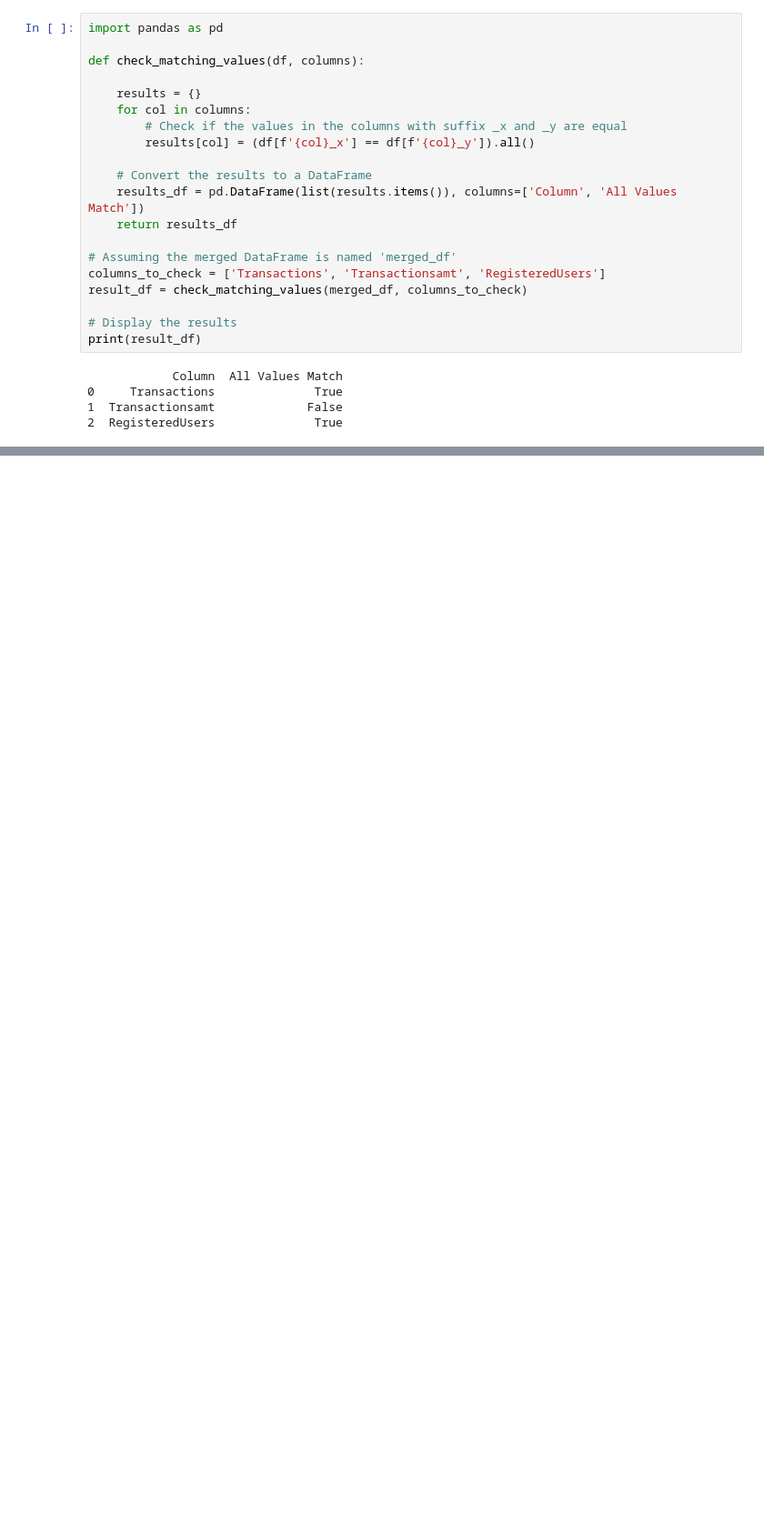
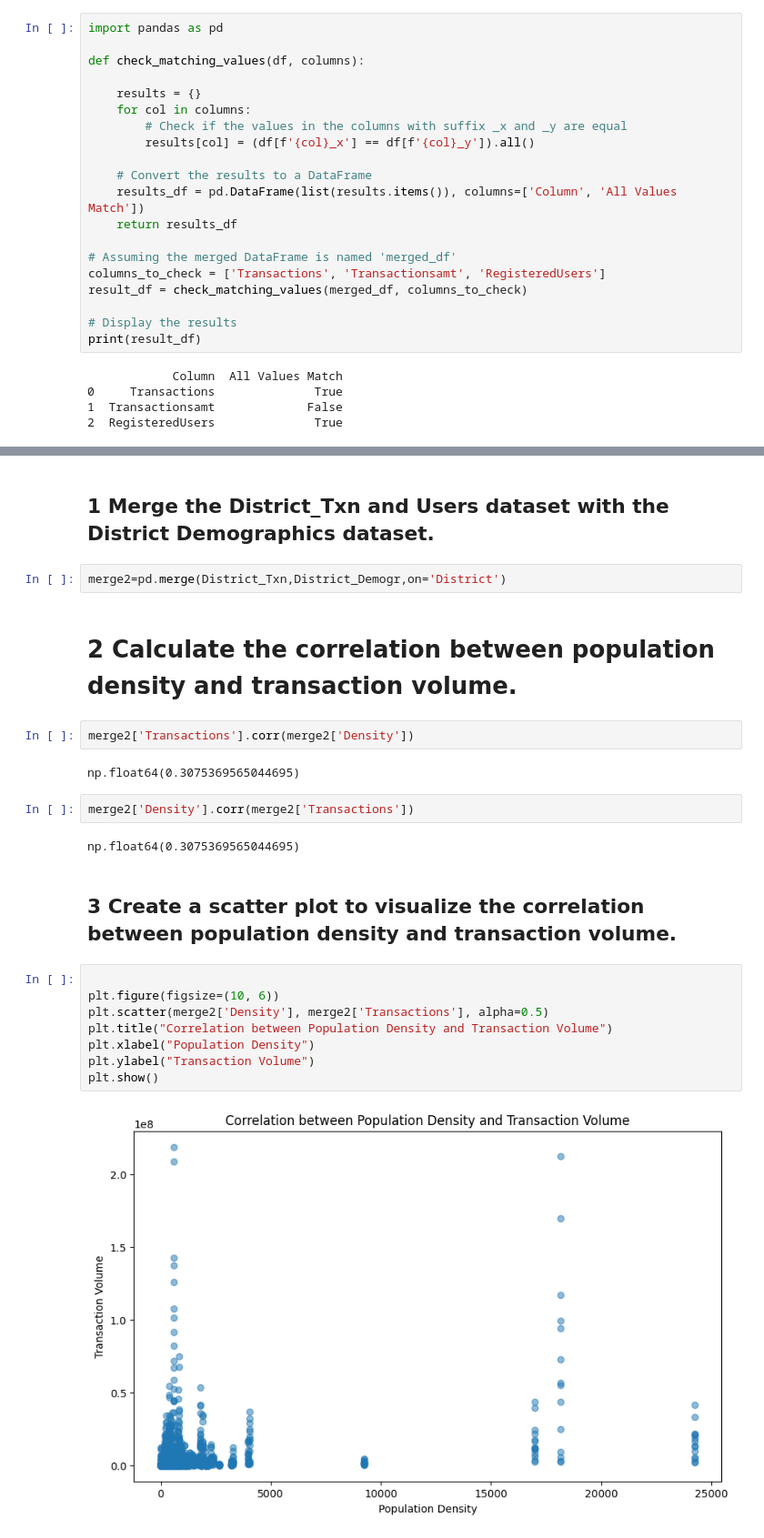
Before and after one commit to Aakash-data/PhonePe-Digital-Payments, a Jupyter notebook: Phonepay.ipynb, the cells around one changed output, grey strips where cells are left out. Shown at 91% size. Drawn from its saved outputs; the diff is of its cells as text; blank space fills up the shorter version.

```diff
--- a/Phonepay.ipynb
+++ b/Phonepay.ipynb
@@ -789,0 +826,26 @@ print(result_df)
+# %% [markdown]
+## 1 Merge the District_Txn and Users dataset with the District Demographics dataset.
+# %%
+merge2=pd.merge(District_Txn,District_Demogr,on='District')
+# %% [markdown]
+# 2 Calculate the correlation between population density and transaction volume.
+# %%
+merge2['Transactions'].corr(merge2['Density'])
+# %% [output]
+np.float64(0.3075369565044695)
+# %%
+merge2['Density'].corr(merge2['Transactions'])
+# %% [output]
+np.float64(0.3075369565044695)
+# %% [markdown]
+## 3 Create a scatter plot to visualize the correlation between population density and transaction volume.
+# %%
+
+plt.figure(figsize=(10, 6))
+plt.scatter(merge2['Density'], merge2['Transactions'], alpha=0.5)
+plt.title("Correlation between Population Density and Transaction Volume")
+plt.xlabel("Population Density")
+plt.ylabel("Transaction Volume")
+plt.show()
+# %% [output]
+[figure, added]
```
Also changed, not shown: parts of 45 cells of this notebook.
